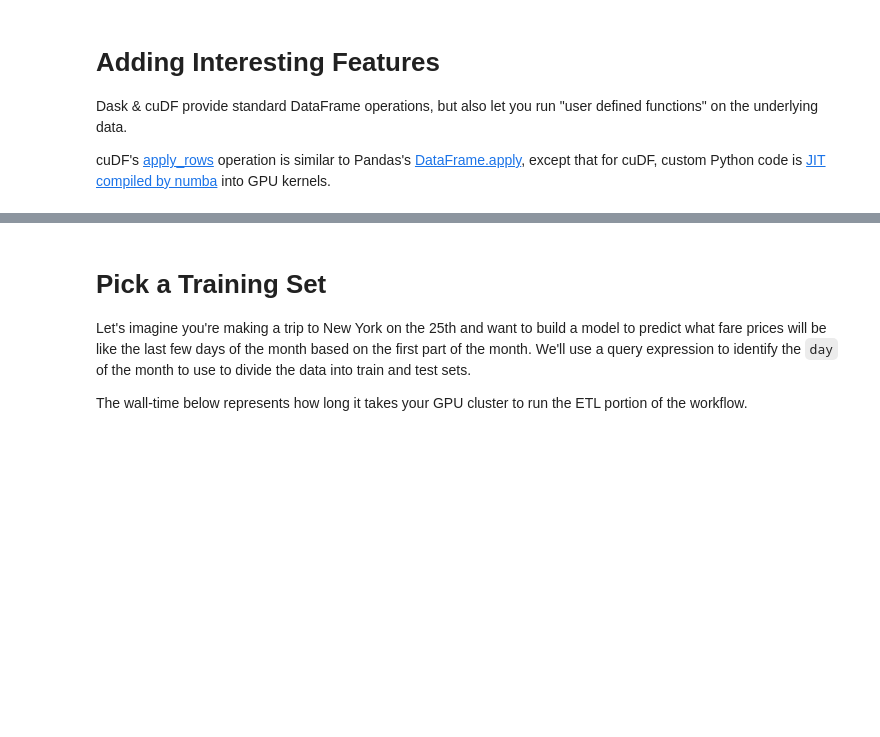
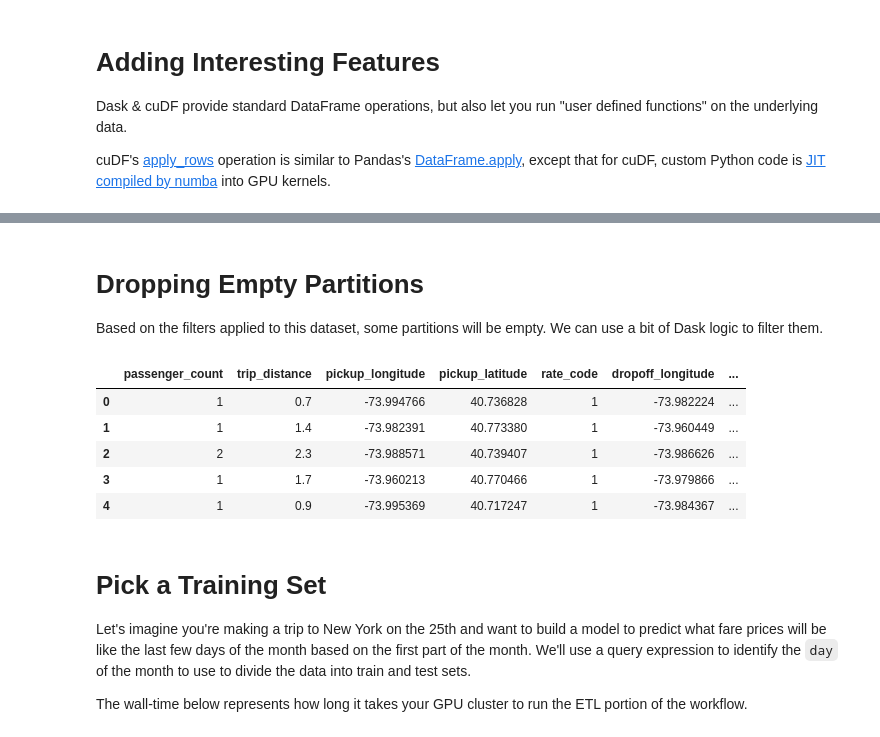
Before and after one commit to efajardo-nv/rapids-dataproc, a Jupyter notebook: notebooks/NYCTaxi-E2E.ipynb, the cells around one changed output, grey strips where cells are left out. Cells and saved outputs as stored; diff of their text form; code cells hidden in the pictures; blank space fills up the shorter version.

```diff
--- a/notebooks/NYCTaxi-E2E.ipynb
+++ b/notebooks/NYCTaxi-E2E.ipynb
@@ -251,0 +273,4 @@ taxi_df.head().to_pandas()
+# %% [markdown]
+# Dropping Empty Partitions
+
+Based on the filters applied to this dataset, some partitions will be empty. We can use a bit of Dask logic to filter them.
@@ -252,3 +282,19 @@ taxi_df.head().to_pandas()
+# %%
+taxi_df = drop_empty_partitions(taxi_df)
+
+# now add the features
+parts = [dask.delayed(add_features_delayed)(part) for part in taxi_df.to_delayed()]
+taxi_df = dask_cudf.from_delayed(parts)
+
+# inspect the result
+taxi_df.head().to_pandas()
+# %% [output]
+|  | passenger_count | trip_distance | pickup_longitude | pickup_latitude | rate_code | dropoff_longitude | ... |
+| 0 | 1 | 0.7 | -73.994766 | 40.736828 | 1 | -73.982224 | ... |
+| 1 | 1 | 1.4 | -73.982391 | 40.773380 | 1 | -73.960449 | ... |
+| 2 | 2 | 2.3 | -73.988571 | 40.739407 | 1 | -73.986626 | ... |
+| 3 | 1 | 1.7 | -73.960213 | 40.770466 | 1 | -73.979866 | ... |
+| 4 | 1 | 0.9 | -73.995369 | 40.717247 | 1 | -73.984367 | ... |
 # %% [markdown]
 # Pick a Training Set
 
```
Also changed, not shown: parts of 21 cells of this notebook.
